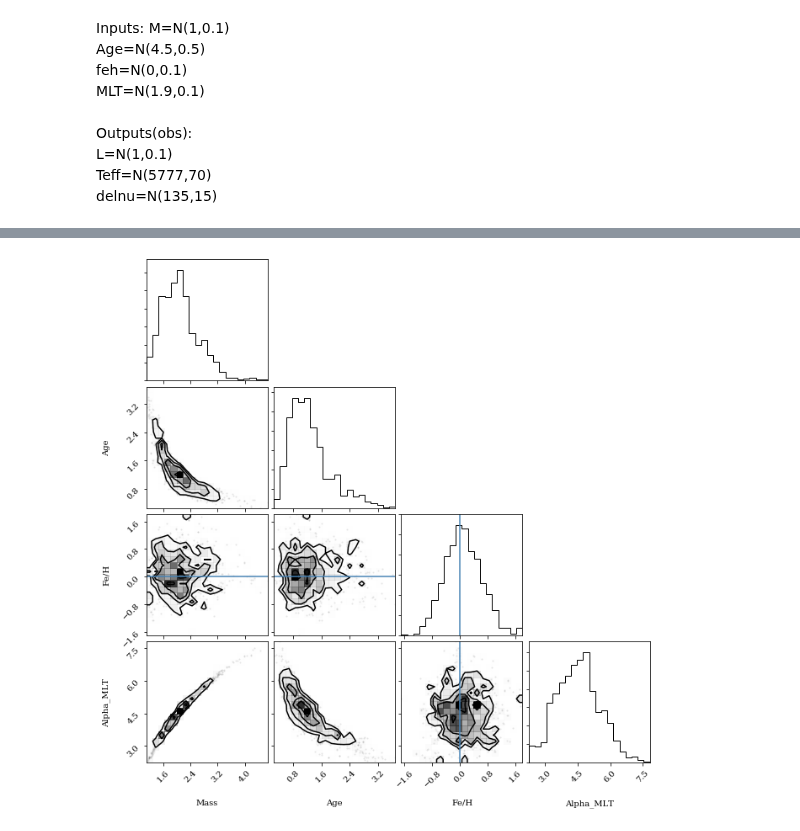
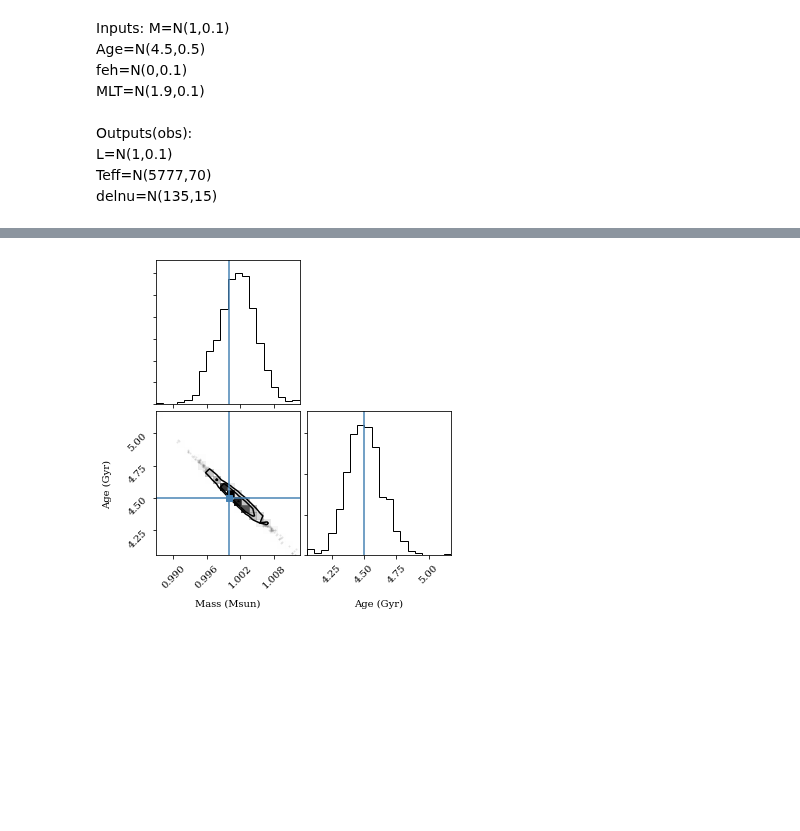
Before and after one commit to Harry-Westwood/Y4-Project-InterNeuralStellar, a Jupyter notebook: Hin's_files/model_sun_test.ipynb, the cells around one changed output, grey strips where cells are left out. Saved outputs shown, nothing was run; the diff lists cells and outputs as text; code cells hidden in the pictures; blank space fills up the shorter version.

```diff
--- a/Hin's_files/model_sun_test.ipynb
+++ b/Hin's_files/model_sun_test.ipynb
@@ -63,7 +64,7 @@ def manualPredict(inputs):
     xx=inputs
     for i in np.arange(0,no_hidden_layers)*2:
         i=int(i)
-        xx=T.nnet.relu(pm.math.dot(xx,weights[i])+weights[i+1],0)
+        xx=T.nnet.relu(pm.math.dot(xx,weights[i])+weights[i+1])
     xx=pm.math.dot(xx,weights[-2])+weights[-1]
     return xx.T
 
@@ -73,18 +74,19 @@ with model:
     M = BoundM('mass',np.log(1.2),0.5)
     BoundAge = pm.Bound(pm.Lognormal,lower=0)
     Age = BoundAge('age',np.log(4.5),1.0)
-    feh = pm.Normal('feh',0,0.5)
-    BoundMLT = pm.Bound(pm.Lognormal,lower=0)
-    MLT = BoundMLT('MLT',1.9,0.3)
+    #feh = pm.Normal('feh',0,0.5)
+    #BoundMLT = pm.Bound(pm.Lognormal,lower=1.65, 2.35)
+    #MLT = BoundMLT('MLT',1.9,0.3)
 
-    obs = pm.Deterministic('obs',manualPredict([np.log10(M), np.log10(Age), feh, MLT]))
+    obs = pm.Deterministic('obs',manualPredict([np.log10(M), np.log10(Age), 0, 1.9]))
 
     #obs data from small grid row 7992
     obs_L = pm.Normal('obs_L',10**obs[0],0.01, observed=1.10587977656106)
     obs_Teff = pm.Normal('obs_Teff',10**obs[1],70, observed=5915.32055829505)
     obs_delnu = pm.Normal('obs_delnu',10**obs[2],0.1, observed=134.4937686)
 
-start = {'mass': 0.8, 'age': 2.5, 'feh':0.1, MLT:1.8}
+#start = {'mass': 0.8, 'age': 2.5, 'feh':0.1, 'MLT':1.8}
+start = {'mass': 0.8, 'age': 2.5}
 with model:
     trace = pm.sample(tune=5000, target_accept = 0.99, start=start)
 # %% [output]
@@ -119,6 +116,6 @@ array([[<matplotlib.axes._subplots.AxesSubplot object at 0x...>,
 # %%
-import corner
-corner.corner(np.array([trace['mass'], trace['age'], trace['feh'], trace['MLT']]).T, truths=[1.0, 4.5, 0, 1.9],
-             labels=['Mass', 'Age', 'Fe/H', 'Alpha_MLT']);
+#corner.corner(np.array([trace['mass'], trace['age'], trace['feh'], trace['MLT']]).T, truths=[1.0, 4.5, 0, 1.9],
+#             labels=['Mass', 'Age', 'Fe/H', 'Alpha_MLT']);
+corner.corner(np.array([trace['mass'], trace['age']]).T, truths=[1.0,4.5], labels=['Mass (Msun)','Age (Gyr)']);
 # %% [output]
-[figure, old version]
+[figure, new version]
```
Also changed, not shown: parts of 6 cells of this notebook.
